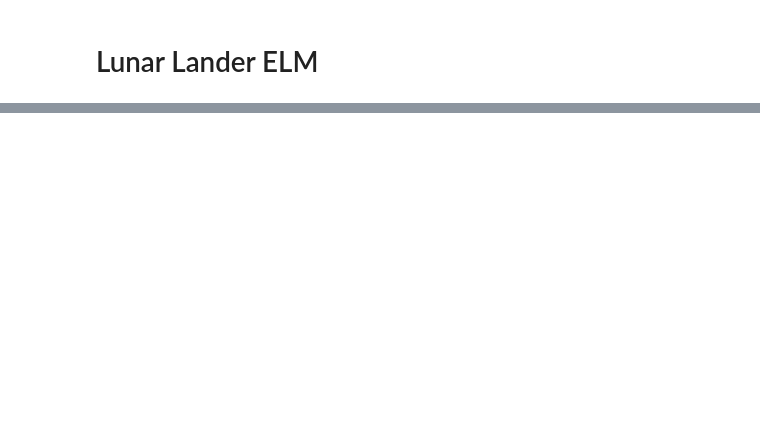
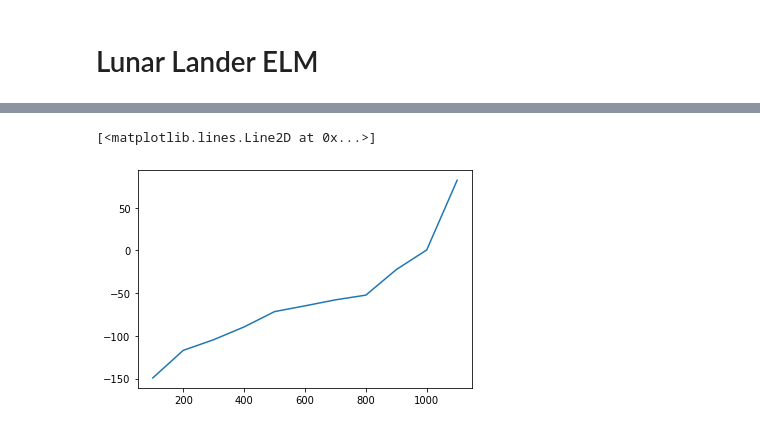
Before and after one commit to strath-ace/smart-ml, a Jupyter notebook: lander-RL/run_lunarlander_nb.ipynb, the cells around one changed output, grey strips where cells are left out. Drawn from its saved outputs; the diff is of its cells as text; code cells hidden in the pictures; blank space fills up the shorter version.

```diff
--- a/lander-RL/run_lunarlander_nb.ipynb
+++ b/lander-RL/run_lunarlander_nb.ipynb
@@ -63,0 +110,6 @@ del agent
+# %%
+x,R_s = asdf['R'].smooth()
+plt.plot(x,R_s)
+# %% [output]
+[<matplotlib.lines.Line2D at 0x...>]
+[figure, added]
```
Also changed, not shown: parts of 12 cells of this notebook, 5 other files.
